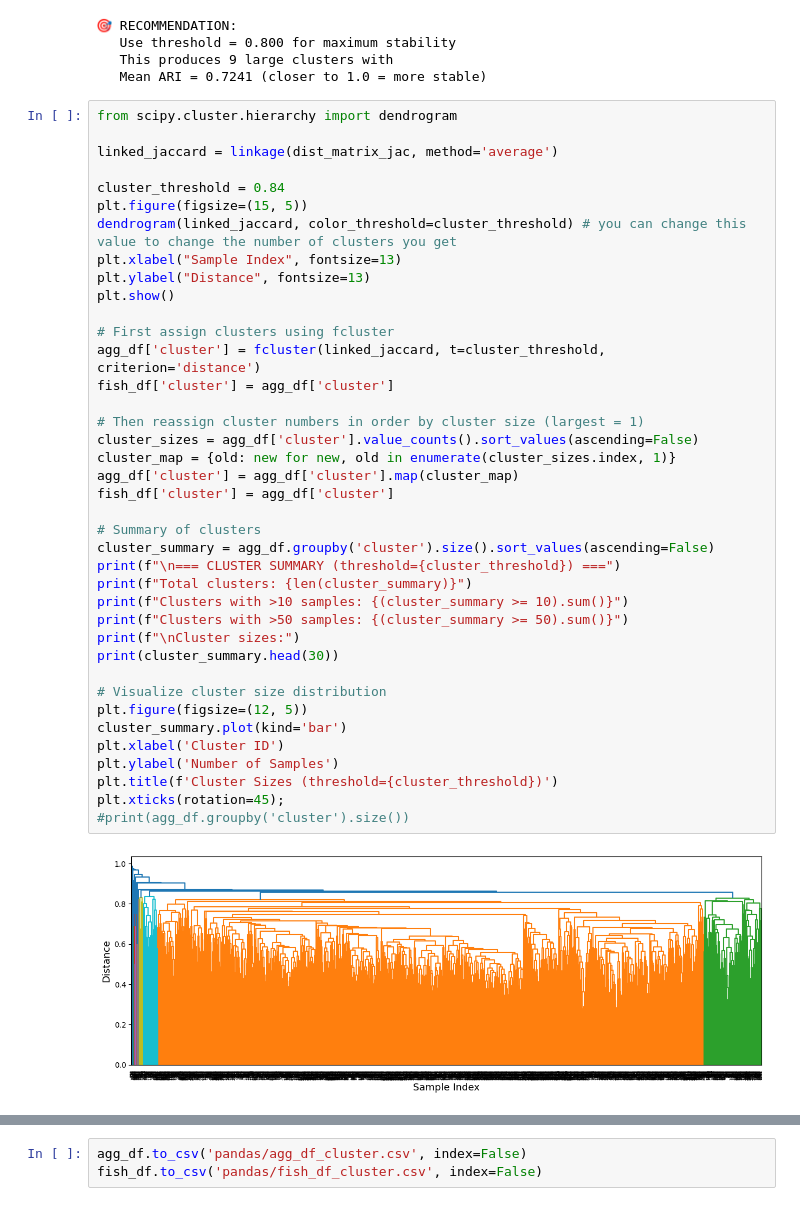
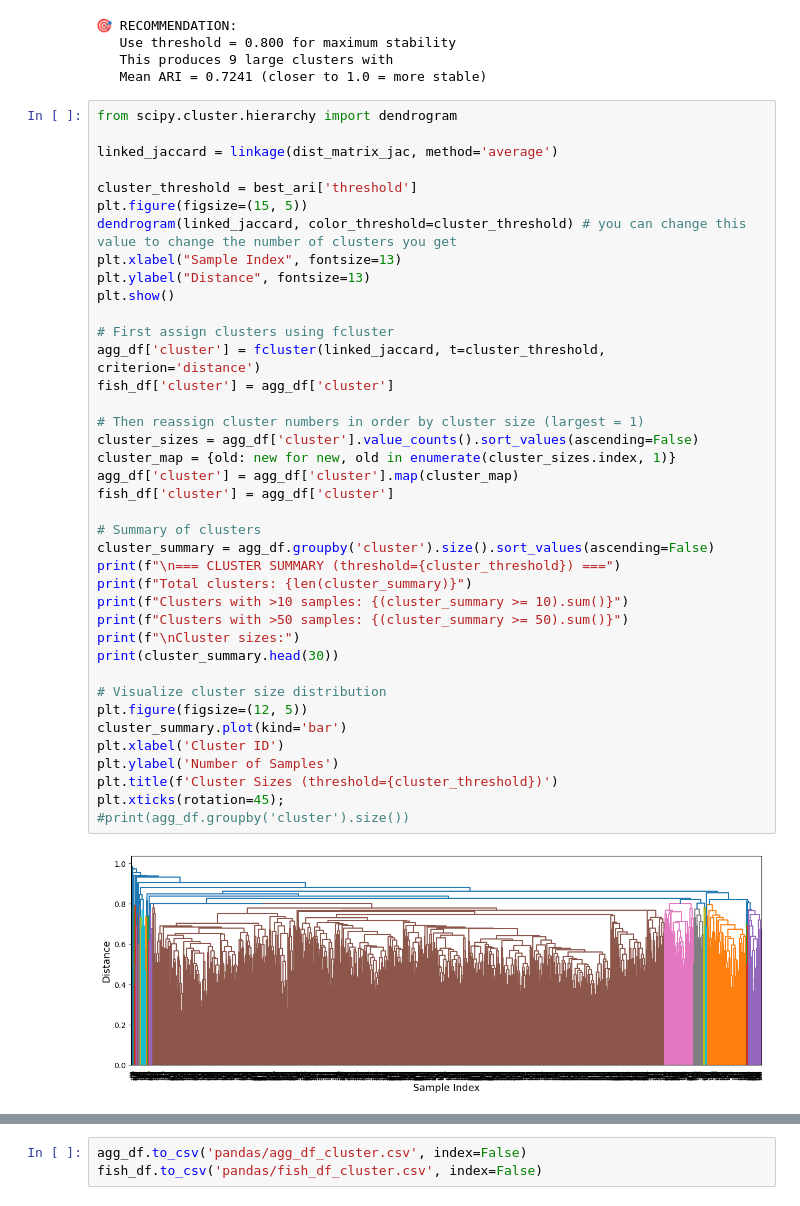
Before and after one commit to jppeirce/ltrm_fish, a Jupyter notebook: 2cluster_analysis.ipynb, the cells around one changed output, grey strips where cells are left out. Cells and saved outputs as stored; diff of their text form.

```diff
--- a/2cluster_analysis.ipynb
+++ b/2cluster_analysis.ipynb
@@ -249,7 +249,7 @@ from scipy.cluster.hierarchy import dendrogram
 
 linked_jaccard = linkage(dist_matrix_jac, method='average')
 
-cluster_threshold = 0.84
+cluster_threshold = best_ari['threshold']
 plt.figure(figsize=(15, 5))
 dendrogram(linked_jaccard, color_threshold=cluster_threshold) # you can change this value to change the number of clusters you get
 plt.xlabel("Sample Index", fontsize=13)
@@ -257,31 +257,31 @@ plt.ylabel("Distance", fontsize=13)
 plt.show()
 
 # First assign clusters using fcluster
 agg_df['cluster'] = fcluster(linked_jaccard, t=cluster_threshold, criterion='distance')
 fish_df['cluster'] = agg_df['cluster']
 
 # Then reassign cluster numbers in order by cluster size (largest = 1)
 cluster_sizes = agg_df['cluster'].value_counts().sort_values(ascending=False)
 cluster_map = {old: new for new, old in enumerate(cluster_sizes.index, 1)}
 agg_df['cluster'] = agg_df['cluster'].map(cluster_map)
 fish_df['cluster'] = agg_df['cluster']
 
 # Summary of clusters
 cluster_summary = agg_df.groupby('cluster').size().sort_values(ascending=False)
 print(f"\n=== CLUSTER SUMMARY (threshold={cluster_threshold}) ===")
 print(f"Total clusters: {len(cluster_summary)}")
 print(f"Clusters with >10 samples: {(cluster_summary >= 10).sum()}")
 print(f"Clusters with >50 samples: {(cluster_summary >= 50).sum()}")
 print(f"\nCluster sizes:")
 print(cluster_summary.head(30))
 
 # Visualize cluster size distribution
 plt.figure(figsize=(12, 5))
 cluster_summary.plot(kind='bar')
 plt.xlabel('Cluster ID')
 plt.ylabel('Number of Samples')
 plt.title(f'Cluster Sizes (threshold={cluster_threshold})')
 plt.xticks(rotation=45);
 #print(agg_df.groupby('cluster').size())
 # %% [output]
-[figure, old version]
+[figure, new version]
```
Also changed, not shown: parts of 4 cells of this notebook, 1 other file.
